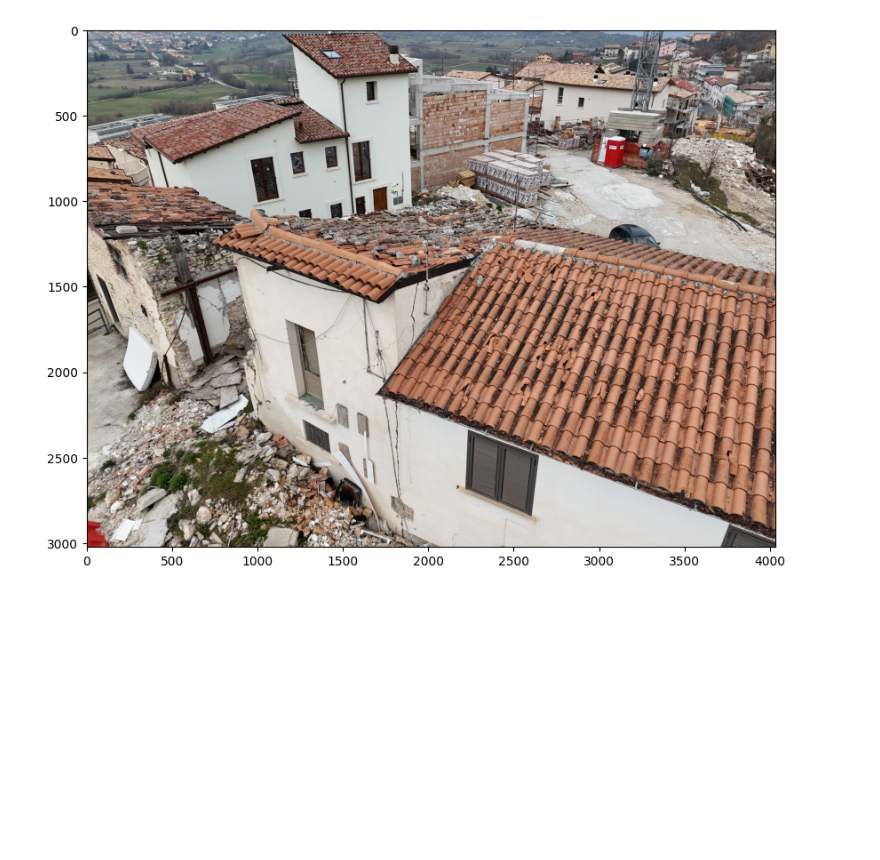
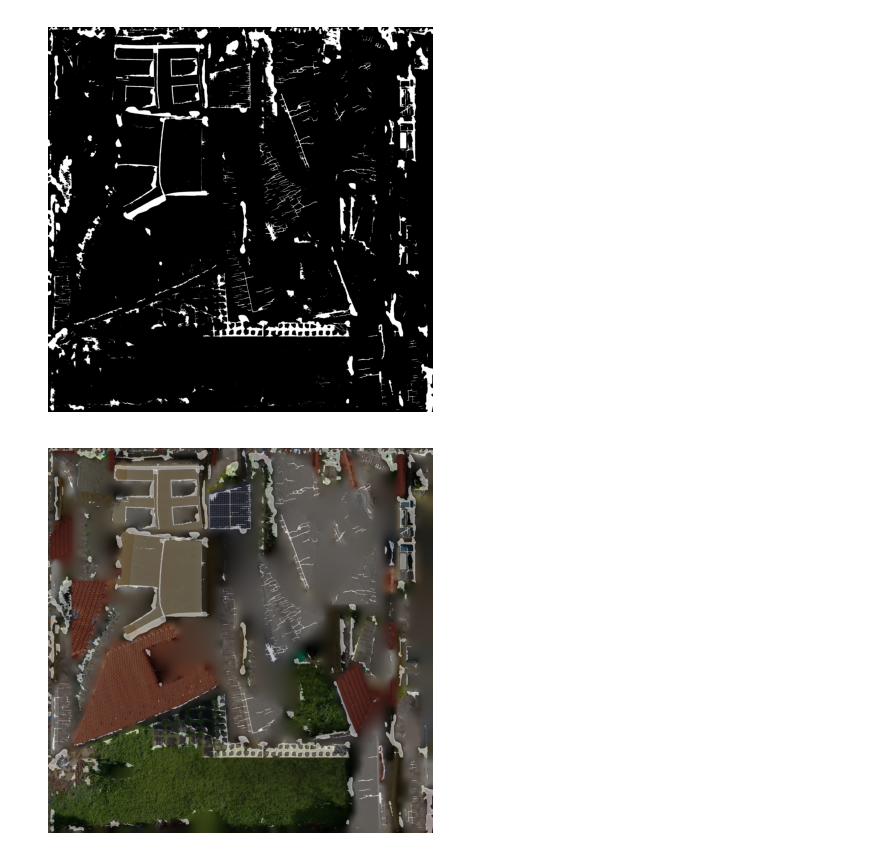
Before and after one commit to ICSC-Spoke3/HaMMonEQ-Workspace, a Jupyter notebook: inference/inference.ipynb, the cells around one changed output. Saved outputs shown, nothing was run; the diff lists cells and outputs as text; code cells hidden in the pictures; blank space fills up the shorter version.

```diff
--- a/inference/inference.ipynb
+++ b/inference/inference.ipynb
@@ -74,5 +109,0 @@ type(output), output.shape, output.min(), output.max()
-# %%
-img_np = img.img_to_np(input.squeeze(0))
-img.view_np(img_np)
-# %% [output]
-[figure, removed]
@@ -78,0 +113,5 @@ img.view_np(img_np)
+# %%
+# Visualize the prediction
+img.view_np(prediction_np, figsize=(5, 5))
+# %% [output]
+[figure, added]
@@ -79 +125,6 @@ img.view_np(img_np)
+# %%
+# Visualize the prediction
+img.view_np(superposed_img, figsize=(5, 5))
+# %% [output]
+[figure, added]
 # %%
```
Also changed, not shown: parts of 22 cells of this notebook, 3 other files.
